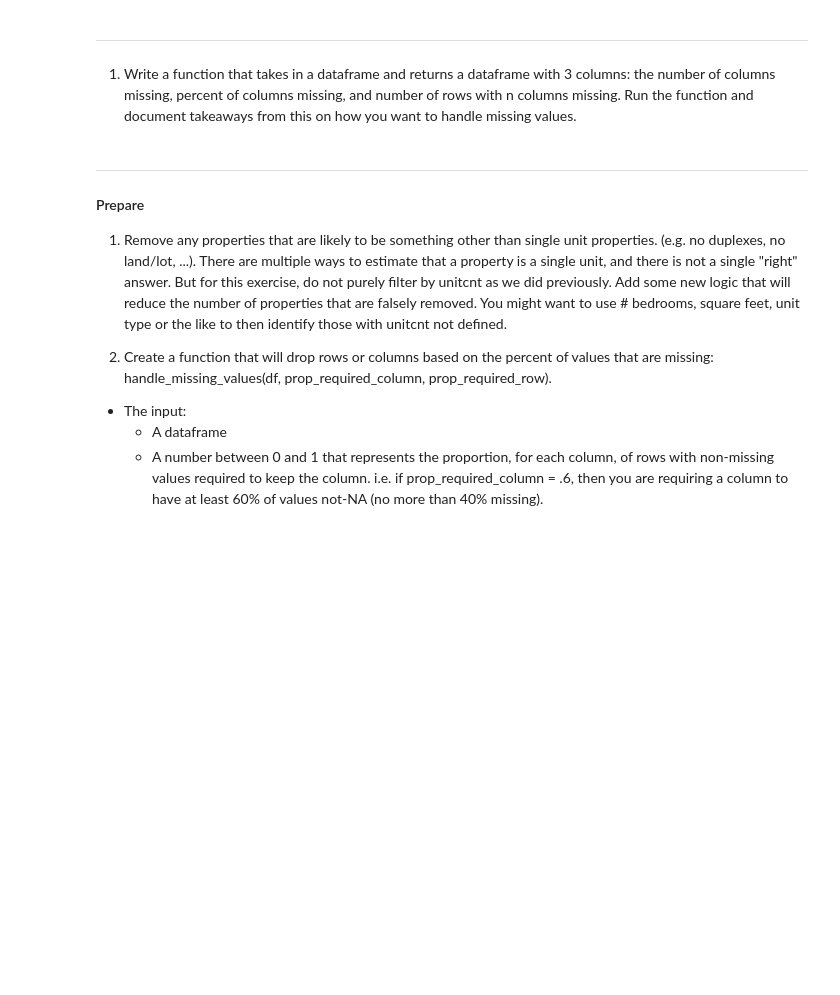
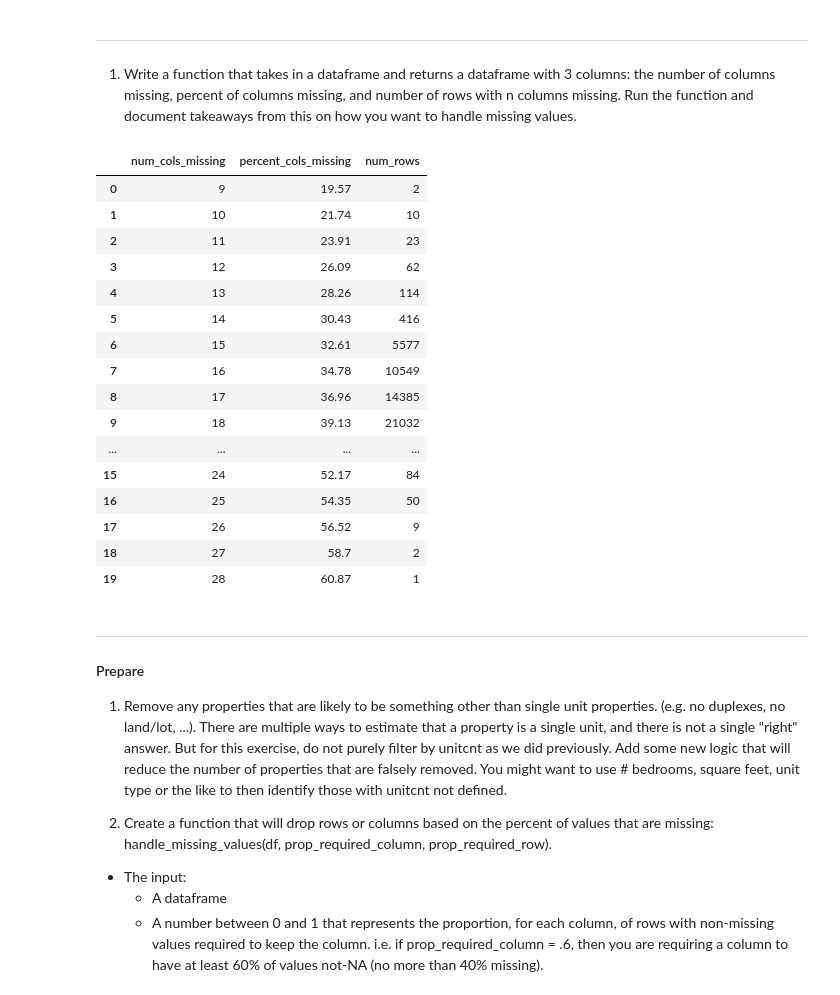
Before and after one commit to HeatherOrtegaMcMillan/clustering-exercises, a Jupyter notebook: zillow.ipynb, the cells around one changed output. Saved outputs shown, nothing was run; the diff lists cells and outputs as text; code cells hidden in the pictures; blank space fills up the shorter version.

```diff
--- a/zillow.ipynb
+++ b/zillow.ipynb
@@ -266,6 +274,35 @@ There are 31 columns that have missing values.
 1. Write a function that takes in a dataframe and returns a dataframe with 3 columns: the number of columns missing, percent of columns missing, and number of rows with n columns missing. Run the function and document takeaways from this on how you want to handle missing values.
 # %%
 # number of rows | missing 6 |out of 46 columns so that's x percent
+
+def nulls_by_row(df):
+    num_missing = df.isnull().sum(axis=1)
+    prcnt_miss = round(num_missing / df.shape[1] * 100, 2)
+    rows_missing = pd.DataFrame({'num_cols_missing': num_missing, 'percent_cols_missing': prcnt_miss})\
+    .reset_index()\
+    .groupby(['num_cols_missing', 'percent_cols_missing']).count()\
+    .rename(index=str, columns={'index': 'num_rows'}).reset_index()
+    return rows_missing
+# %%
+nulls_by_row(df)
+# %% [output]
+|  | num_cols_missing | percent_cols_missing | num_rows |
+| 0 | 9 | 19.57 | 2 |
+| 1 | 10 | 21.74 | 10 |
+| 2 | 11 | 23.91 | 23 |
+| 3 | 12 | 26.09 | 62 |
+| 4 | 13 | 28.26 | 114 |
+| 5 | 14 | 30.43 | 416 |
+| 6 | 15 | 32.61 | 5577 |
+| 7 | 16 | 34.78 | 10549 |
+| 8 | 17 | 36.96 | 14385 |
+| 9 | 18 | 39.13 | 21032 |
+| ... | ... | ... | ... |
+| 15 | 24 | 52.17 | 84 |
+| 16 | 25 | 54.35 | 50 |
+| 17 | 26 | 56.52 | 9 |
+| 18 | 27 | 58.7 | 2 |
+| 19 | 28 | 60.87 | 1 |
 # %% [markdown]
 <hr style="border-top: 10px groove #1277e1; margin-top: 1px; margin-bottom: 1px"></hr>
 
```
Also changed, not shown: parts of 4 cells of this notebook.
